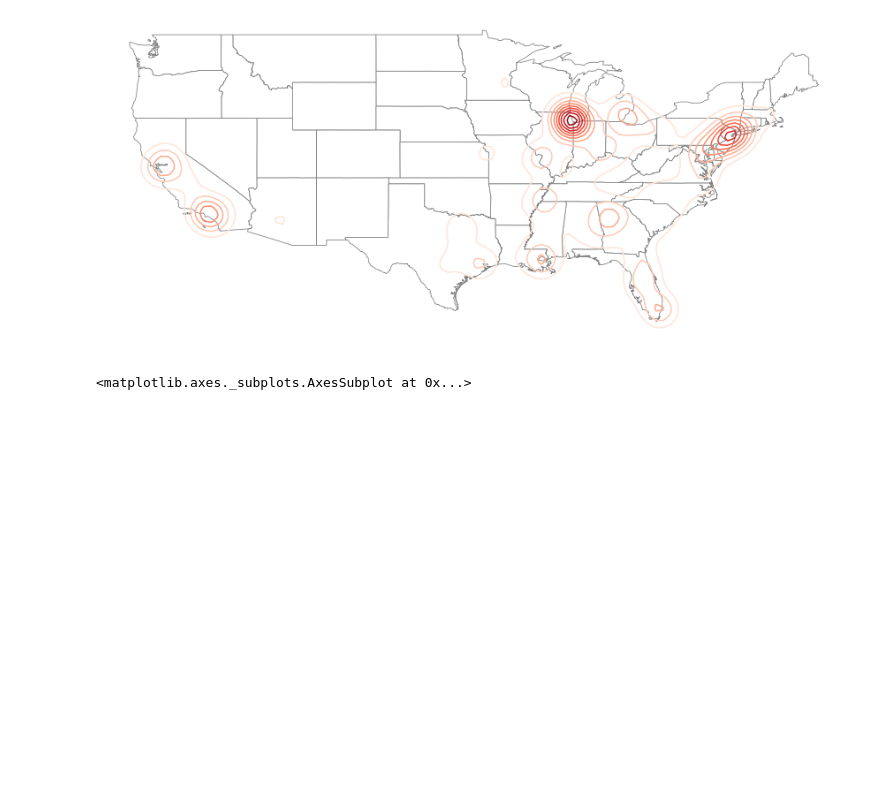
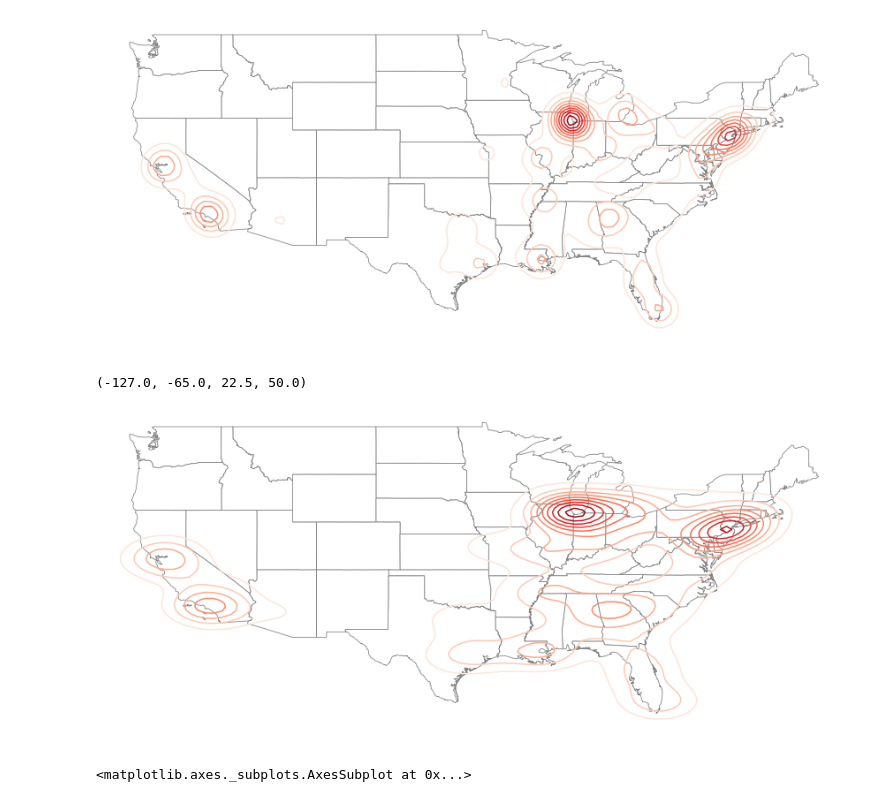
Before and after one commit to annabeck/Gun_Violence_E19, a Jupyter notebook: 02 US Maps.ipynb, the cells around one changed output. Saved outputs shown, nothing was run; the diff lists cells and outputs as text; code cells hidden in the pictures; blank space fills up the shorter version.

```diff
--- a/02 US Maps.ipynb
+++ b/02 US Maps.ipynb
@@ -282,6 +282,18 @@ ax.axis('off')
 # %% [output]
 (-127.0, -65.0, 22.5, 50.0)
 [figure]
+# %%
+fig_density, ax = plt.subplots(1, figsize=(15, 15))
+usa.plot(color='white', edgecolor='grey', linewidth=0.8, ax = ax)
+sns.kdeplot(mass_shootings.longitude, mass_shootings.latitude, kernel='biw', cmap = 'Reds', bw='silverman', ax = ax) #shade_lowest=False shade = True,
+plt.xlim(right = -65)
+plt.xlim(left = -127)
+plt.ylim(bottom = 22.5)
+plt.ylim(top = 50)
+ax.axis('off')
+# %% [output]
+(-127.0, -65.0, 22.5, 50.0)
+[figure, added]
 # %%
 os.chdir('/Users/josefinebjornholm/Documents/GitHub/Gun_Violence_E19/Figures')
 
```
Also changed, not shown: parts of 4 cells of this notebook, 1 other file.
